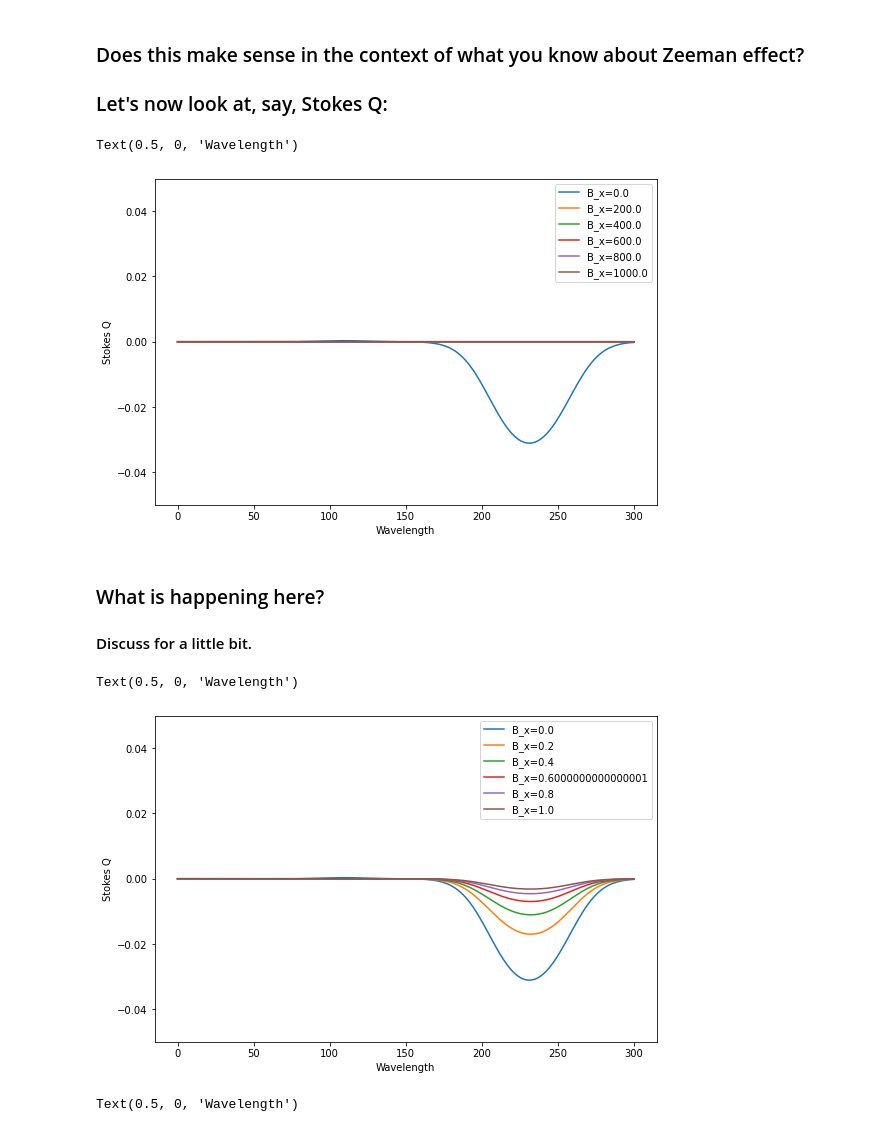
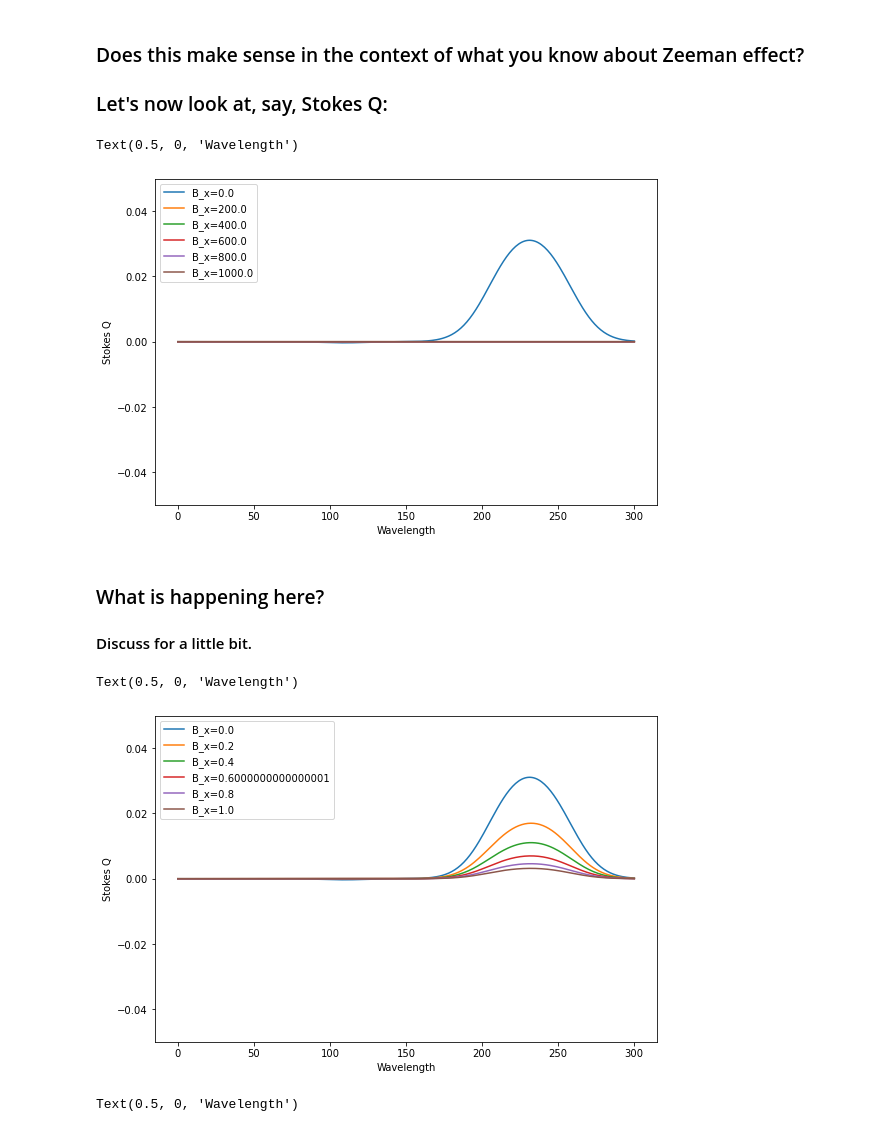
Before and after one commit to ivanzmilic/dkist_workshop_5, a Jupyter notebook: Hazel2_forward.ipynb, the cells around one changed output. Saved outputs shown, nothing was run; the diff lists cells and outputs as text; code cells hidden in the pictures.

```diff
--- a/Hazel2_forward.ipynb
+++ b/Hazel2_forward.ipynb
@@ -14,7 +14,7 @@ import matplotlib.pyplot as plt
 # We will first create a model:
 mod = hazel.Model(working_mode='synthesis')
 
-# Model contains the information about desired wavelength grid, so called 'topology', line of sight, and the boundary condition:
+# The model contains the information about the desired wavelength grid, the so called 'topology', line of sight, and the boundary condition:
 mod.add_spectral({'Name': 'spec1', 'Wavelength': [10828, 10831, 301], 'topology': 'ch1',
     'LOS': [0.0,0.0,90.0], 'Boundary condition': [1.0,0.0,0.0,0.0]})
 
@@ -22,8 +22,10 @@ mod.add_spectral({'Name': 'spec1', 'Wavelength': [10828, 10831, 301], 'topology'
 
 mod.add_chromosphere({'Name': 'ch1', 'Spectral region': 'spec1', 'Height': 3.0, 'Line': '10830', 'Wavelength': [10826, 10833]})
 mod.setup()
-# Then finally we can set up the parameters of the model. In the order of appearence, these are:
-# Bx, By, Bz, magnetic field in the cartesian coordinates
+# note that the height of the slab above the solar surface is given here,in arcseconds.
+
+# Then finally we can set up the parameters of the model. In order of appearence, these are:
+# Bx, By, Bz, magnetic field in the cartesian (heliocentric) coordinates
 # Optical depth of the red component (tau)
 # LOS velocity
 # Thermal velocity
@@ -31,7 +33,17 @@ mod.setup()
 # Damping
 # Filling factor (provided separately) - only used in the case when we have multiple slabs, lying horizontally
 # next to eeach other, and occupying the same pixel
-mod.atmospheres['ch1'].set_parameters([0.0,0.0,0.0,1.0,0.0,8.0,1.0,0.0],1.0)
+
+Bx = 0.0
+By = 0.0
+Bz = 0.0
+tau = 1.0
+vlos =0.0
+vth = 8.0
+a = 0.0
+
+
+mod.atmospheres['ch1'].set_parameters([Bx,By,Bz,tau,vlos,vth,1.0,a],1.0)
 mod.synthesize()
 
 
@@ -296,14 +333,17 @@ plt.ylim([-0.02,0.02])
 del(mod)
 mod = hazel.Model(working_mode='synthesis')
 mod.add_spectral({'Name': 'spec1', 'Wavelength': [10828, 10831, 301], 'topology': 'ch1',
-    'LOS': [90.0,0.0,0.0], 'Boundary condition': [0.0,0.0,0.0,0.0]})
+    'LOS': [90.0,0.0,90.0], 'Boundary condition': [0.0,0.0,0.0,0.0]})
 mod.add_chromosphere({'Name': 'ch1', 'Spectral region': 'spec1', 'Height': 3.0, 'Line': '10830', 'Wavelength': [10826, 10833]})
 mod.setup()
 
+Bx = 0.0
+By = 0.0
+Bz = 0.0
 plt.figure(figsize=[9,6])
 for i in range(0,6):
     Bx = i*200.0
-    mod.atmospheres['ch1'].set_parameters([Bx,0.0,0.0,1.0,0.0,8.0,1.0,0.0],1.0)
+    mod.atmospheres['ch1'].set_parameters([Bx,By,Bz,tau,vlos,vth,1.0,a],1.0)
     mod.synthesize()
     spec = np.copy(mod.spectrum['spec1'].stokes)
     plt.plot(spec[3],label='B_x='+str(Bx))
@@ -322,14 +362,17 @@ Text(0.5, 0, 'Wavelength')
 del(mod)
 mod = hazel.Model(working_mode='synthesis')
 mod.add_spectral({'Name': 'spec1', 'Wavelength': [10828, 10831, 301], 'topology': 'ch1',
-    'LOS': [90.0,0.0,0.0], 'Boundary condition': [0.0,0.0,0.0,0.0]})
+    'LOS': [90.0,0.0,90.0], 'Boundary condition': [0.0,0.0,0.0,0.0]})
 mod.add_chromosphere({'Name': 'ch1', 'Spectral region': 'spec1', 'Height': 3.0, 'Line': '10830', 'Wavelength': [10826, 10833]})
 mod.setup()
 
+Bx = 0.0
+By = 0.0
+Bz = 0.0
 plt.figure(figsize=[9,6])
 for i in range(0,6):
     Bx = i*200.0
-    mod.atmospheres['ch1'].set_parameters([Bx,0.0,0.0,1.0,0.0,8.0,1.0,0.0],1.0)
+    mod.atmospheres['ch1'].set_parameters([Bx,By,Bz,tau,vlos,vth,1.0,a],1.0)
     mod.synthesize()
     spec = np.copy(mod.spectrum['spec1'].stokes)
     plt.plot(spec[1],label='B_x='+str(Bx))
@@ -339,7 +382,7 @@ plt.ylabel("Stokes Q")
 plt.xlabel("Wavelength")
 # %% [output]
 Text(0.5, 0, 'Wavelength')
-[figure, old version]
+[figure, new version]
 # %% [markdown]
 ### What is happening here?
 
@@ -347,25 +390,28 @@ Text(0.5, 0, 'Wavelength')
 # %%
 del(mod)
 mod = hazel.Model(working_mode='synthesis')
 mod.add_spectral({'Name': 'spec1', 'Wavelength': [10828, 10831, 301], 'topology': 'ch1',
-    'LOS': [90.0,0.0,0.0], 'Boundary condition': [0.0,0.0,0.0,0.0]})
+    'LOS': [90.0,0.0,90.0], 'Boundary condition': [0.0,0.0,0.0,0.0]})
 mod.add_chromosphere({'Name': 'ch1', 'Spectral region': 'spec1', 'Height': 3.0, 'Line': '10830', 'Wavelength': [10826, 10833]})
 mod.setup()
 
+Bx = 0.0
+By = 0.0
+Bz = 0.0
 plt.figure(figsize=[9,6])
 for i in range(0,6):
     Bx = i*0.2
-    mod.atmospheres['ch1'].set_parameters([Bx,0.0,0.0,1.0,0.0,8.0,1.0,0.0],1.0)
+    mod.atmospheres['ch1'].set_parameters([Bx,By,Bz,tau,vlos,vth,1.0,a],1.0)
     mod.synthesize()
     spec = np.copy(mod.spectrum['spec1'].stokes)
     plt.plot(spec[1],label='B_x='+str(Bx))
     plt.ylim([-0.05,0.05])
     plt.legend()
 plt.ylabel("Stokes Q")
 plt.xlabel("Wavelength")
 # %% [output]
 Text(0.5, 0, 'Wavelength')
-[figure, old version]
+[figure, new version]
 # %%
 del(mod)
 mod = hazel.Model(working_mode='synthesis')
```
Also changed, not shown: parts of 19 cells of this notebook.
